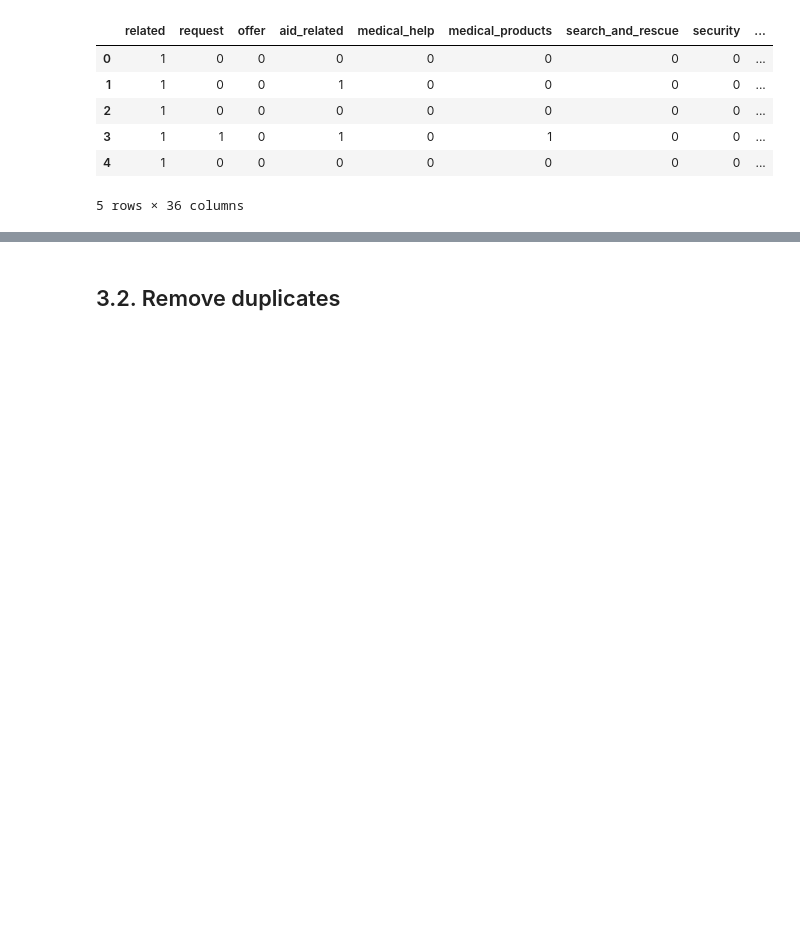
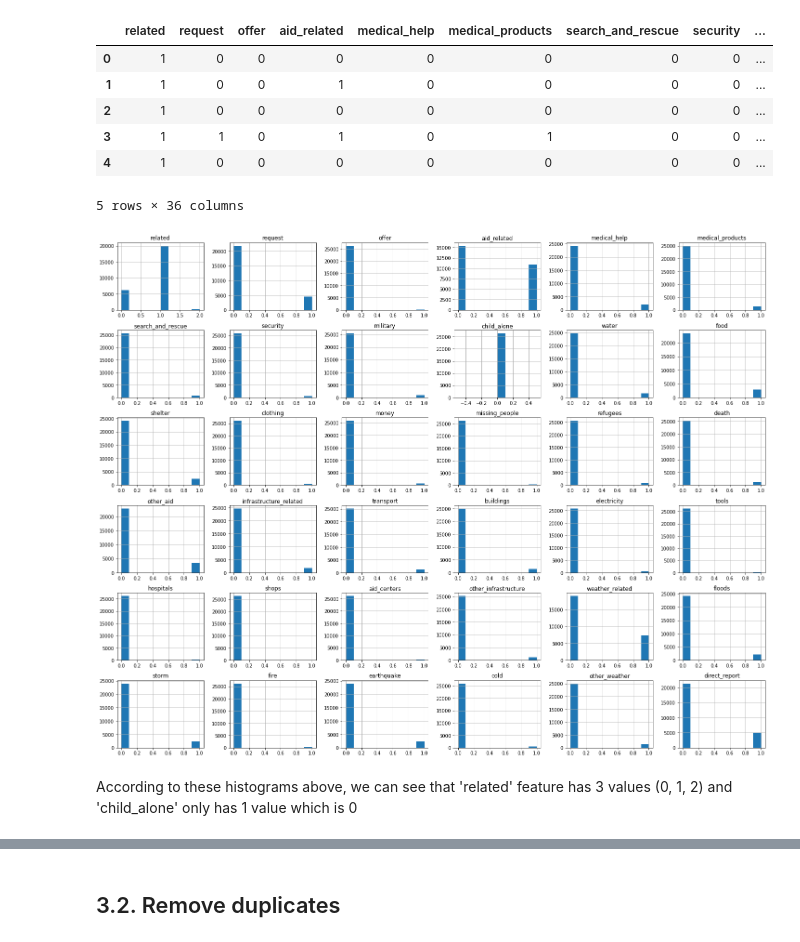
Before and after one commit to tmkhang1999/Disaster-Emergency-Response, a Jupyter notebook: data/process_data.ipynb, the cells around one changed output, grey strips where cells are left out. Cells and saved outputs as stored; diff of their text form; code cells hidden in the pictures; blank space fills up the shorter version.

```diff
--- a/data/process_data.ipynb
+++ b/data/process_data.ipynb
@@ -123,6 +126,14 @@ categories.head()
 | 3 | 1 | 1 | 0 | 1 | 0 | 1 | 0 | 0 | ... |
 | 4 | 1 | 0 | 0 | 0 | 0 | 0 | 0 | 0 | ... |
 5 rows × 36 columns
+# %%
+fig = plt.figure(figsize = (25,20))
+ax = fig.gca()
+categories.hist(ax=ax);
+# %% [output]
+[figure, added]
+# %% [markdown]
+According to these histograms above, we can see that 'related' feature has 3 values (0, 1, 2) and  'child_alone' only has 1 value which is 0
 # %%
 # concatenate the original dataframe with the new `categories` dataframe
 df.drop(['categories'], inplace=True, axis=1)
```
Also changed, not shown: parts of 4 cells of this notebook.
